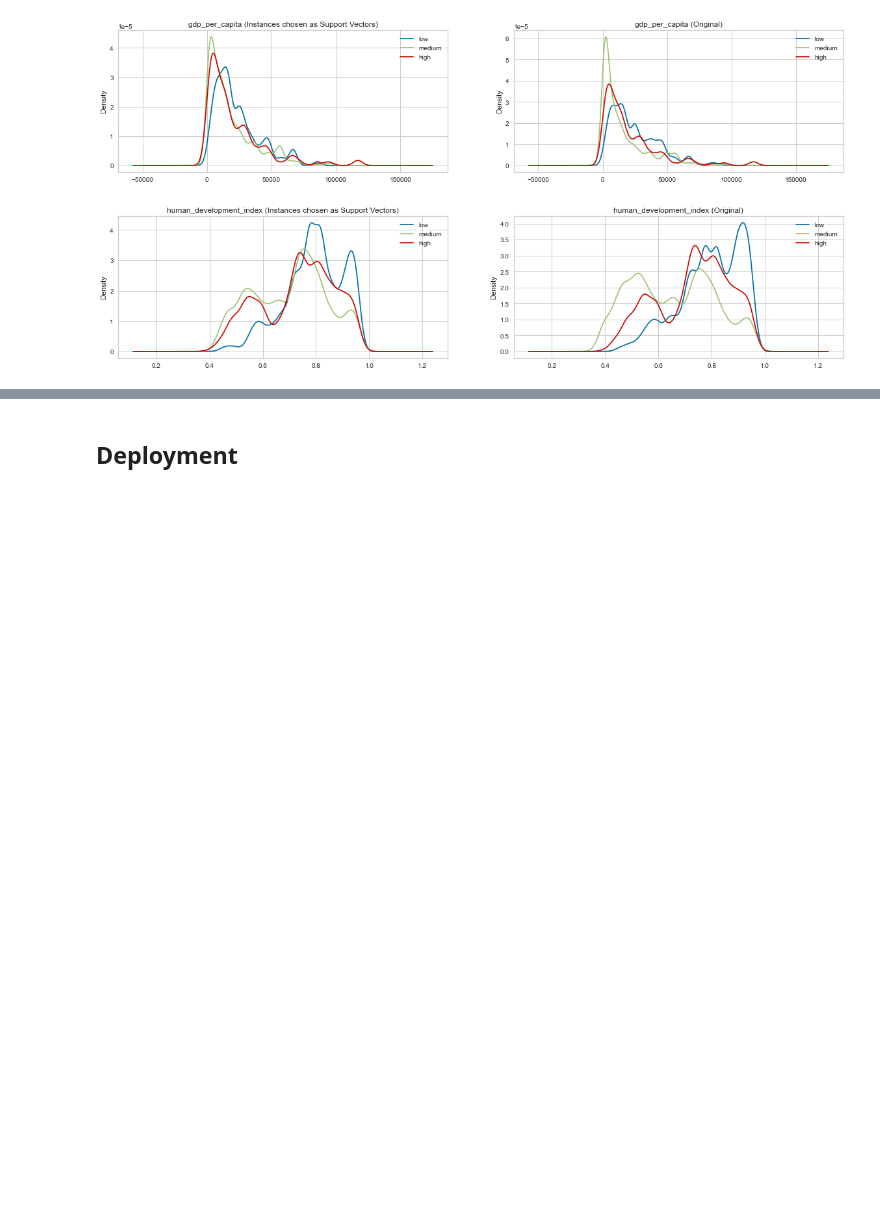
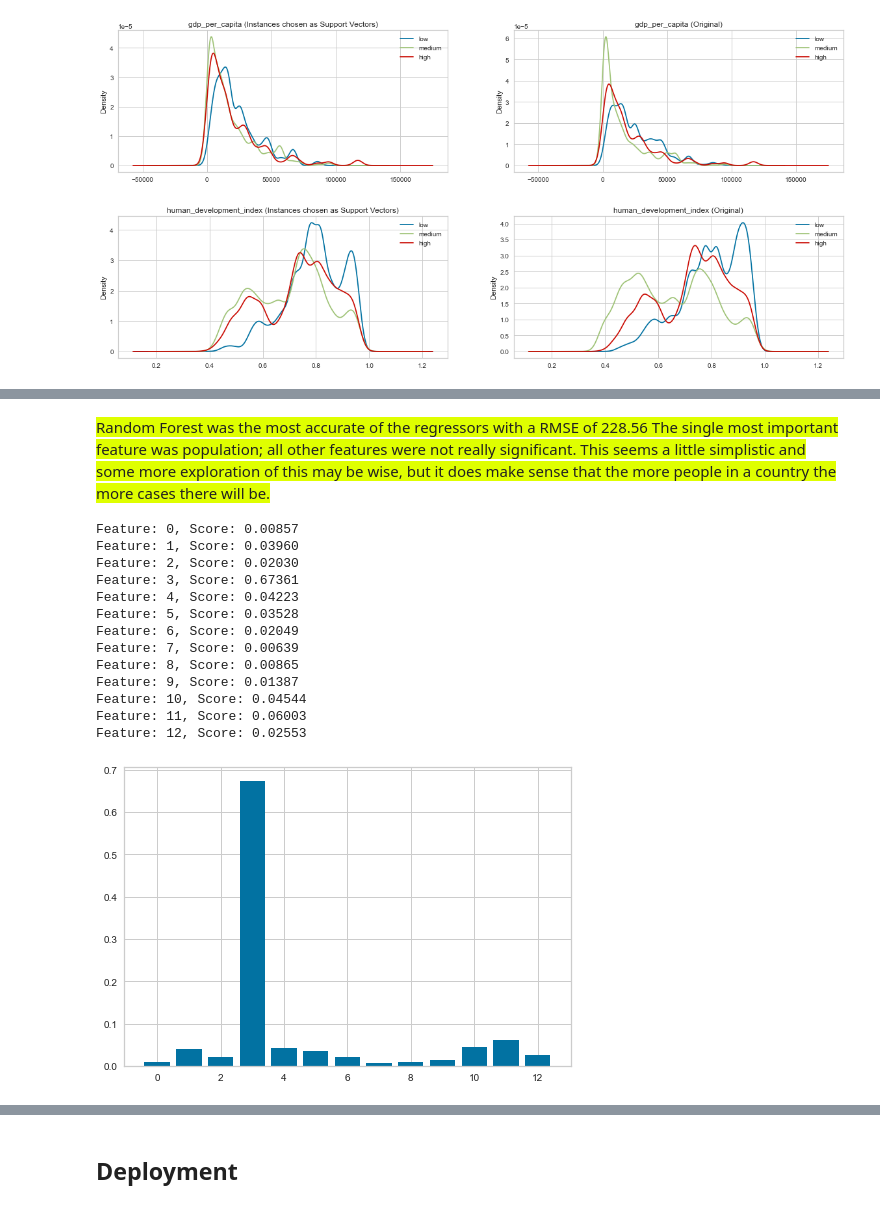
Before and after one commit to zharris1/Project-2, a Jupyter notebook: Project_2_Resubmission_MASTER.ipynb, the cells around one changed output, grey strips where cells are left out. Drawn from its saved outputs; the diff is of its cells as text; code cells hidden in the pictures; blank space fills up the shorter version.

```diff
--- a/Project_2_Resubmission_MASTER.ipynb
+++ b/Project_2_Resubmission_MASTER.ipynb
@@ -1168,0 +1249,28 @@ for v in vars_to_plot:
+# %% [markdown]
+<span style = "background-color: #DFFF00">
+Random Forest was the most accurate of the regressors with a RMSE of 228.56
+The single most important feature was population; all other features were not really significant.  This seems a little simplistic and some more exploration of this may be wise, but it does make sense that the more people in a country the more cases there will be.</span>
+# %%
+# get feature importance for Random Forest on a regression problem
+RFimportance = modelRF.feature_importances_
+# summarize feature importance
+for i,v in enumerate(RFimportance):
+	print('Feature: %0d, Score: %.5f' % (i,v))
+# plot feature importance
+plt.bar([x for x in range(len(RFimportance))], RFimportance)
+plt.show()
+# %% [output]
+Feature: 0, Score: 0.00857
+Feature: 1, Score: 0.03960
+Feature: 2, Score: 0.02030
+Feature: 3, Score: 0.67361
+Feature: 4, Score: 0.04223
+Feature: 5, Score: 0.03528
+Feature: 6, Score: 0.02049
+Feature: 7, Score: 0.00639
+Feature: 8, Score: 0.00865
+Feature: 9, Score: 0.01387
+Feature: 10, Score: 0.04544
+Feature: 11, Score: 0.06003
+Feature: 12, Score: 0.02553
+[figure, added]
```
Also changed, not shown: parts of 38 cells of this notebook.
